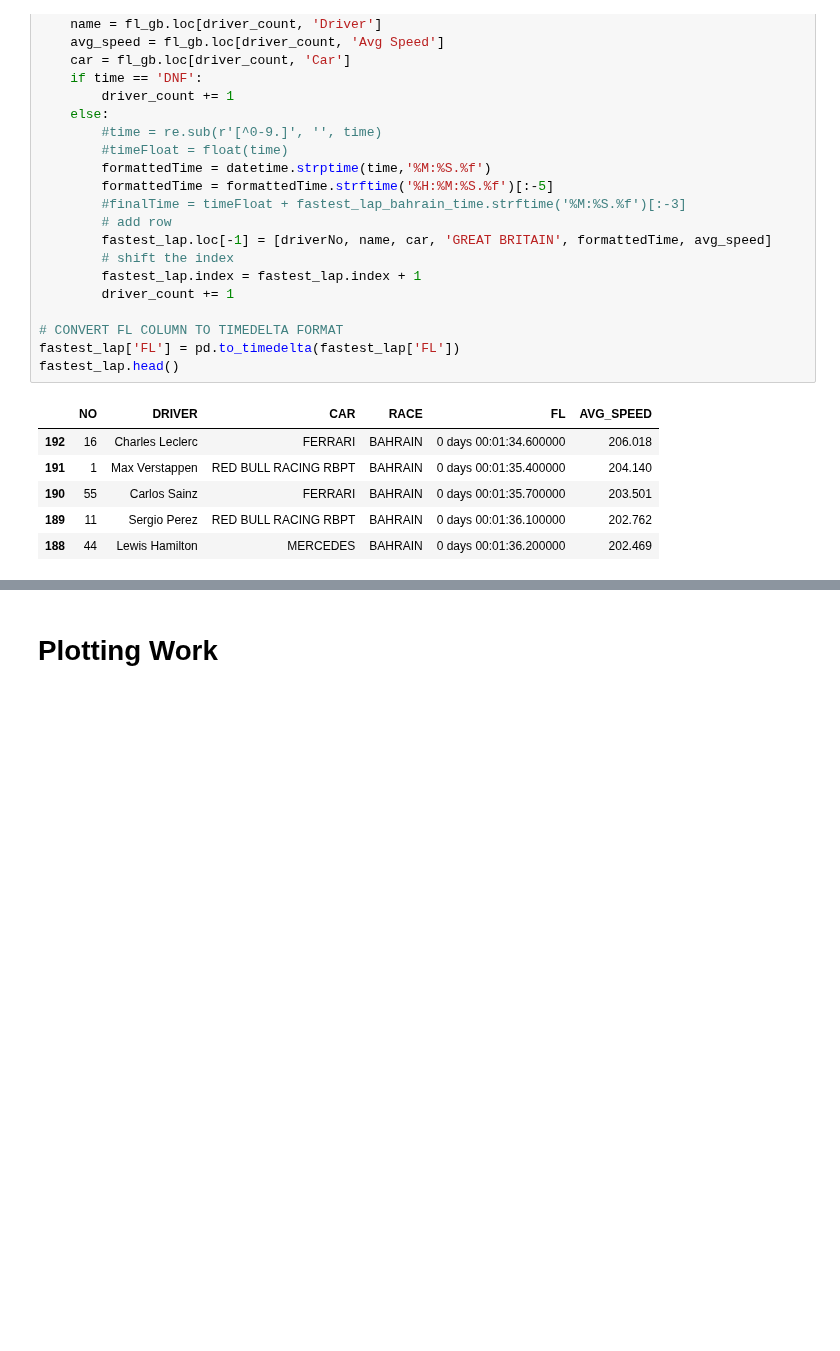
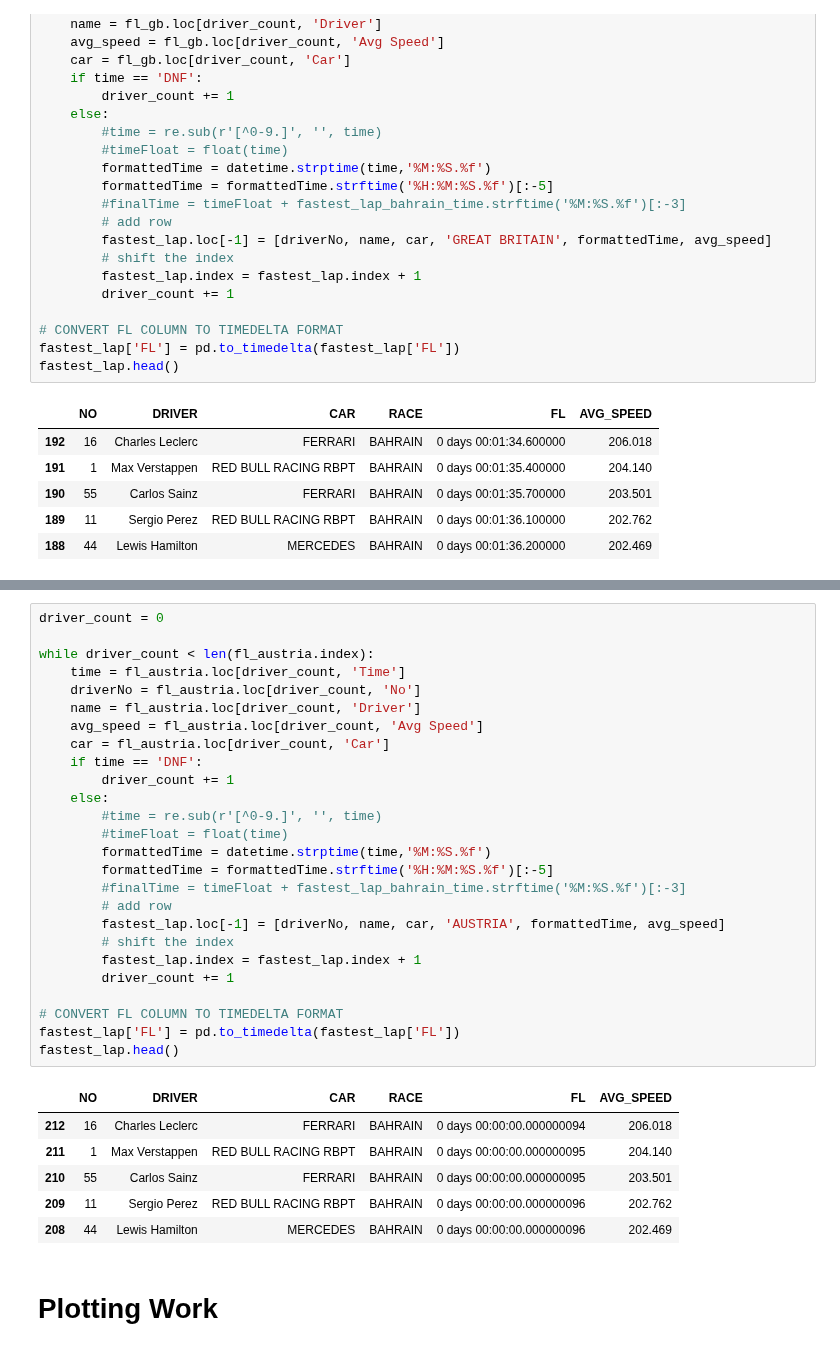
Before and after one commit to JB-26/f1-2022-analysis, a Jupyter notebook: fastest-laps.ipynb, the cells around one changed output, grey strips where cells are left out. Drawn from its saved outputs; the diff is of its cells as text; blank space fills up the shorter version.

```diff
--- a/fastest-laps.ipynb
+++ b/fastest-laps.ipynb
@@ -688,3 +700,36 @@ fastest_lap.head()
+# %%
+driver_count = 0
+
+while driver_count < len(fl_austria.index):
+    time = fl_austria.loc[driver_count, 'Time']
+    driverNo = fl_austria.loc[driver_count, 'No']
+    name = fl_austria.loc[driver_count, 'Driver']
+    avg_speed = fl_austria.loc[driver_count, 'Avg Speed']
+    car = fl_austria.loc[driver_count, 'Car']
+    if time == 'DNF':
+        driver_count += 1
+    else:
+        #time = re.sub(r'[^0-9.]', '', time)
+        #timeFloat = float(time)
+        formattedTime = datetime.strptime(time,'%M:%S.%f')
+        formattedTime = formattedTime.strftime('%H:%M:%S.%f')[:-5]
+        #finalTime = timeFloat + fastest_lap_bahrain_time.strftime('%M:%S.%f')[:-3]
+        # add row
+        fastest_lap.loc[-1] = [driverNo, name, car, 'AUSTRIA', formattedTime, avg_speed]
+        # shift the index
+        fastest_lap.index = fastest_lap.index + 1
+        driver_count += 1
+
+# CONVERT FL COLUMN TO TIMEDELTA FORMAT
+fastest_lap['FL'] = pd.to_timedelta(fastest_lap['FL'])
+fastest_lap.head()
+# %% [output]
+|  | NO | DRIVER | CAR | RACE | FL | AVG_SPEED |
+| 212 | 16 | Charles Leclerc | FERRARI | BAHRAIN | 0 days 00:00:00.000000094 | 206.018 |
+| 211 | 1 | Max Verstappen | RED BULL RACING RBPT | BAHRAIN | 0 days 00:00:00.000000095 | 204.140 |
+| 210 | 55 | Carlos Sainz | FERRARI | BAHRAIN | 0 days 00:00:00.000000095 | 203.501 |
+| 209 | 11 | Sergio Perez | RED BULL RACING RBPT | BAHRAIN | 0 days 00:00:00.000000096 | 202.762 |
+| 208 | 44 | Lewis Hamilton | MERCEDES | BAHRAIN | 0 days 00:00:00.000000096 | 202.469 |
 # %% [markdown]
 # Plotting Work
 # %%
```
Also changed, not shown: parts of 7 cells of this notebook, 5 other files.
